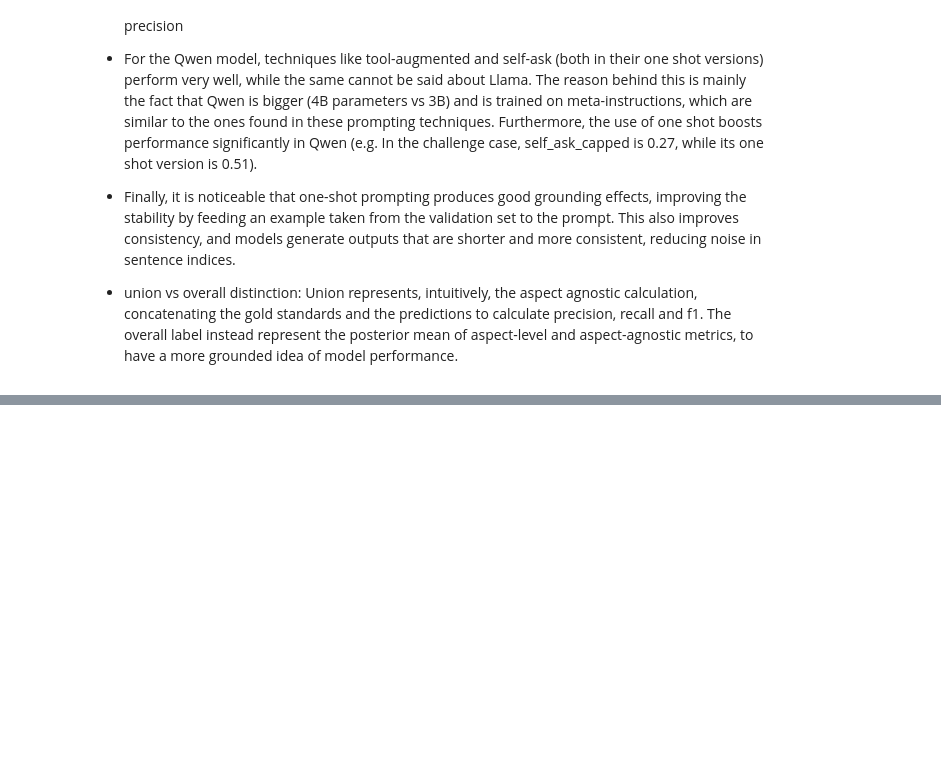
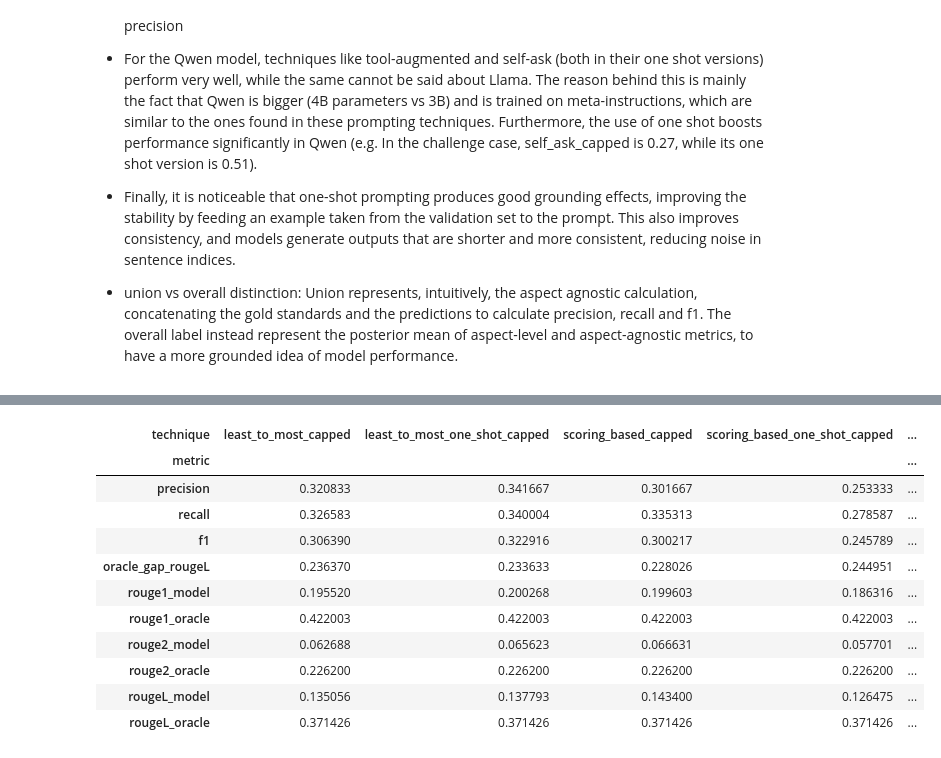
Before and after one commit to fedemarchits/Extractive-Summarization-with-LLMs-and-Heuristics, a Jupyter notebook: Track_A_fast.ipynb, the cells around one changed output, grey strips where cells are left out. Cells and saved outputs as stored; diff of their text form; code cells hidden in the pictures; blank space fills up the shorter version.

```diff
--- a/Track_A_fast.ipynb
+++ b/Track_A_fast.ipynb
@@ -1703,0 +1822,22 @@ union_df_q_capped
+# %%
+results_qwen_s_capped = []
+for tech in techniques_capped:
+    print(f"Model Name: {model_name} | Technique: {tech}")
+    res = run_evaluation_with_rouge_and_oracle(
+        dataset=dataset,
+        model_name=model_name,
+        model=model,
+        tokenizer=tokenizer,
+        prompt_technique=tech,
+        gold_all=gold_all,
+        aspects=ASPECTS,
+        abs_by_id=abs_by_id,
+        start=0,
+        stop=None,
+        verbose=True,
+        oracle_max_len=None,
+        capped = True
+    )
+    results_qwen_s_capped.append(res)
+
+df_docs_qwen_s_capped, df_summary_qwen_s_capped = results_to_dataframe(results_qwen_s_capped)
@@ -1703,0 +1862,24 @@ union_df_q_capped
+# %%
+df_summary_qwen_s_capped = rename_capped_techniques(df_summary_qwen_s_capped, techniques_capped_str)
+# %%
+challenge_df_q_s_capped, approach_df_q_s_capped, outcome_df_q_s_capped, union_df_q_s_capped, overall_df_q_s_capped = make_three_aspect_tables(
+    df_summary_qwen_s_capped,
+    include_metrics=["precision","recall","f1","rouge1_model","rouge2_model","rougeL_model",
+                     "rouge1_oracle","rouge2_oracle","rougeL_oracle","oracle_gap_rougeL"],
+    multi_model_columns=False,
+)
+# %%
+challenge_df_q_s_capped
+# %% [output]
+| technique | least_to_most_capped | least_to_most_one_shot_capped | scoring_based_capped | scoring_based_one_shot_capped | ... |
+| metric |  |  |  |  | ... |
+| precision | 0.320833 | 0.341667 | 0.301667 | 0.253333 | ... |
+| recall | 0.326583 | 0.340004 | 0.335313 | 0.278587 | ... |
+| f1 | 0.306390 | 0.322916 | 0.300217 | 0.245789 | ... |
+| oracle_gap_rougeL | 0.236370 | 0.233633 | 0.228026 | 0.244951 | ... |
+| rouge1_model | 0.195520 | 0.200268 | 0.199603 | 0.186316 | ... |
+| rouge1_oracle | 0.422003 | 0.422003 | 0.422003 | 0.422003 | ... |
+| rouge2_model | 0.062688 | 0.065623 | 0.066631 | 0.057701 | ... |
+| rouge2_oracle | 0.226200 | 0.226200 | 0.226200 | 0.226200 | ... |
+| rougeL_model | 0.135056 | 0.137793 | 0.143400 | 0.126475 | ... |
+| rougeL_oracle | 0.371426 | 0.371426 | 0.371426 | 0.371426 | ... |
```
Also changed, not shown: parts of 17 cells of this notebook.
